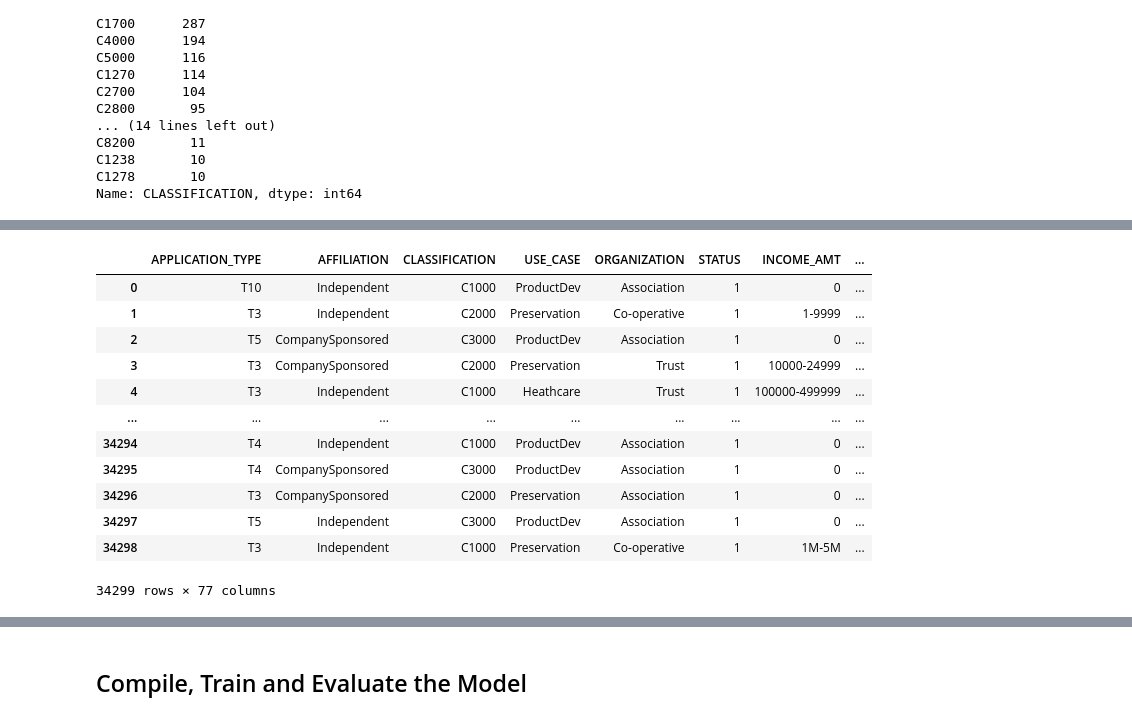
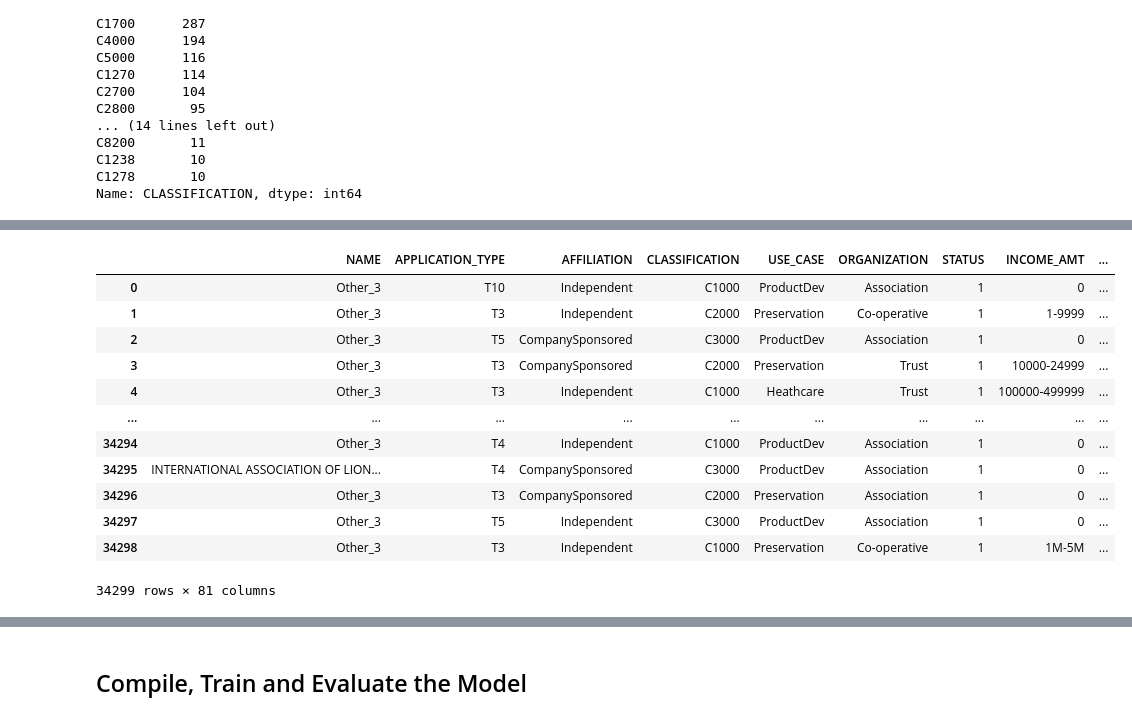
Before and after one commit to InaLuo2022/deep-learning-challenge, a Jupyter notebook: AlphabetSoupCharity_Optimisation_ipynb.ipynb, the cells around one changed output, grey strips where cells are left out. Drawn from its saved outputs; the diff is of its cells as text; code cells hidden in the pictures.

```diff
--- a/AlphabetSoupCharity_Optimisation_ipynb.ipynb
+++ b/AlphabetSoupCharity_Optimisation_ipynb.ipynb
@@ -78,11 +79,11 @@ Name: APPLICATION_TYPE, dtype: int64
 # %%
 # Choose a cutoff value and create a list of application types to be replaced
 # use the variable name `application_types_to_replace`
-application_types_to_replace = ['T25', 'T14', 'T29', 'T15', 'T17']
+application_types_to_replace = ['T9','T13','T12','T2','T25', 'T14', 'T29', 'T15', 'T17']
 
 # Replace in dataframe
 for app in application_types_to_replace:
-    application_df['APPLICATION_TYPE'] = application_df['APPLICATION_TYPE'].replace(app,"Other")
+    application_df['APPLICATION_TYPE'] = application_df['APPLICATION_TYPE'].replace(app,"Other_1")
 
 # Check to make sure binning was successful
 application_df['APPLICATION_TYPE'].value_counts()
@@ -124,3 +121,15 @@ C8200       11
 C1238       10
 C1278       10
 Name: CLASSIFICATION, dtype: int64
+# %%
+# Choose a cutoff value and create a list of classifications to be replaced
+# use the variable name `classifications_to_replace`
+
+classifications_to_replace = application_df_count[application_df_count<1000].index
+
+# Replace in dataframe
+for cls in classifications_to_replace:
+    application_df['CLASSIFICATION'] = application_df['CLASSIFICATION'].replace(cls,"Other_2")
+
+# Check to make sure binning was successful
+application_df['CLASSIFICATION'].value_counts()
@@ -127,4 +159,6 @@ Name: CLASSIFICATION, dtype: int64
 # %%
+# Look at CLASSIFICATION value counts for binning
+application_df_NAME = application_df["NAME"].value_counts()
 # You may find it helpful to look at CLASSIFICATION value counts >1
-application_df_count[application_df_count > 9]
+application_df_NAME[application_df_NAME > 400]
 # %% [output]
@@ -148,12 +171,12 @@ Name: CLASSIFICATION, dtype: int64
 # %%
 # Choose a cutoff value and create a list of classifications to be replaced
 # use the variable name `classifications_to_replace`
-classifications_to_replace = application_df_count[application_df_count<10].index
+NAME_to_replace = application_df_NAME[application_df_NAME < 100].index
 
 # Replace in dataframe
-for cls in classifications_to_replace:
-    application_df['CLASSIFICATION'] = application_df['CLASSIFICATION'].replace(cls,"Other")
+for othername in NAME_to_replace:
+    application_df['NAME'] = application_df['NAME'].replace(othername,"Other_3")
 
 # Check to make sure binning was successful
-application_df['CLASSIFICATION'].value_counts()
+application_df['NAME'].value_counts()
 # %% [output]
@@ -177,27 +200,29 @@ Name: CLASSIFICATION, dtype: int64
 # %%
 # Convert categorical data to numeric with `pd.get_dummies`
+dummies_NAME = pd.get_dummies(application_df['NAME'])
 dummies_APPLICATION_TYPE = pd.get_dummies(application_df['APPLICATION_TYPE'])
 dummies_CLASSIFICATION = pd.get_dummies(application_df['CLASSIFICATION'])
 dummies_AFFILIATION = pd.get_dummies(application_df['AFFILIATION'])
 dummies_USE_CASE = pd.get_dummies(application_df['USE_CASE'])
 dummies_ORGANIZATION = pd.get_dummies(application_df['ORGANIZATION'])
 dummies_INCOME_AMT = pd.get_dummies(application_df['INCOME_AMT'])
+dummies_SPECIAL_CONSIDERATIONS = pd.get_dummies(application_df['SPECIAL_CONSIDERATIONS'])
 
-concatenated = pd.concat([application_df,dummies_APPLICATION_TYPE, dummies_CLASSIFICATION, dummies_AFFILIATION, dummies_USE_CASE, dummies_ORGANIZATION,dummies_INCOME_AMT], axis="columns")
+concatenated = pd.concat([application_df, dummies_NAME, dummies_APPLICATION_TYPE, dummies_CLASSIFICATION, dummies_AFFILIATION, dummies_USE_CASE, dummies_ORGANIZATION,dummies_INCOME_AMT], axis="columns")
 concatenated
 # %% [output]
-|  | APPLICATION_TYPE | AFFILIATION | CLASSIFICATION | USE_CASE | ORGANIZATION | STATUS | INCOME_AMT | ... |
-| 0 | T10 | Independent | C1000 | ProductDev | Association | 1 | 0 | ... |
-| 1 | T3 | Independent | C2000 | Preservation | Co-operative | 1 | 1-9999 | ... |
-| 2 | T5 | CompanySponsored | C3000 | ProductDev | Association | 1 | 0 | ... |
-| 3 | T3 | CompanySponsored | C2000 | Preservation | Trust | 1 | 10000-24999 | ... |
-| 4 | T3 | Independent | C1000 | Heathcare | Trust | 1 | 100000-499999 | ... |
-| ... | ... | ... | ... | ... | ... | ... | ... | ... |
-| 34294 | T4 | Independent | C1000 | ProductDev | Association | 1 | 0 | ... |
-| 34295 | T4 | CompanySponsored | C3000 | ProductDev | Association | 1 | 0 | ... |
-| 34296 | T3 | CompanySponsored | C2000 | Preservation | Association | 1 | 0 | ... |
-| 34297 | T5 | Independent | C3000 | ProductDev | Association | 1 | 0 | ... |
-| 34298 | T3 | Independent | C1000 | Preservation | Co-operative | 1 | 1M-5M | ... |
+|  | NAME | APPLICATION_TYPE | AFFILIATION | CLASSIFICATION | USE_CASE | ORGANIZATION | STATUS | INCOME_AMT | ... |
+| 0 | Other_3 | T10 | Independent | C1000 | ProductDev | Association | 1 | 0 | ... |
+| 1 | Other_3 | T3 | Independent | C2000 | Preservation | Co-operative | 1 | 1-9999 | ... |
+| 2 | Other_3 | T5 | CompanySponsored | C3000 | ProductDev | Association | 1 | 0 | ... |
+| 3 | Other_3 | T3 | CompanySponsored | C2000 | Preservation | Trust | 1 | 10000-24999 | ... |
+| 4 | Other_3 | T3 | Independent | C1000 | Heathcare | Trust | 1 | 100000-499999 | ... |
+| ... | ... | ... | ... | ... | ... | ... | ... | ... | ... |
+| 34294 | Other_3 | T4 | Independent | C1000 | ProductDev | Association | 1 | 0 | ... |
+| 34295 | INTERNATIONAL ASSOCIATION OF LION... | T4 | CompanySponsored | C3000 | ProductDev | Association | 1 | 0 | ... |
+| 34296 | Other_3 | T3 | CompanySponsored | C2000 | Preservation | Association | 1 | 0 | ... |
+| 34297 | Other_3 | T5 | Independent | C3000 | ProductDev | Association | 1 | 0 | ... |
+| 34298 | Other_3 | T3 | Independent | C1000 | Preservation | Co-operative | 1 | 1M-5M | ... |
-34299 rows × 77 columns
+34299 rows × 81 columns
 # %%
 # drop categorical data
```
Also changed, not shown: parts of 16 cells of this notebook.
